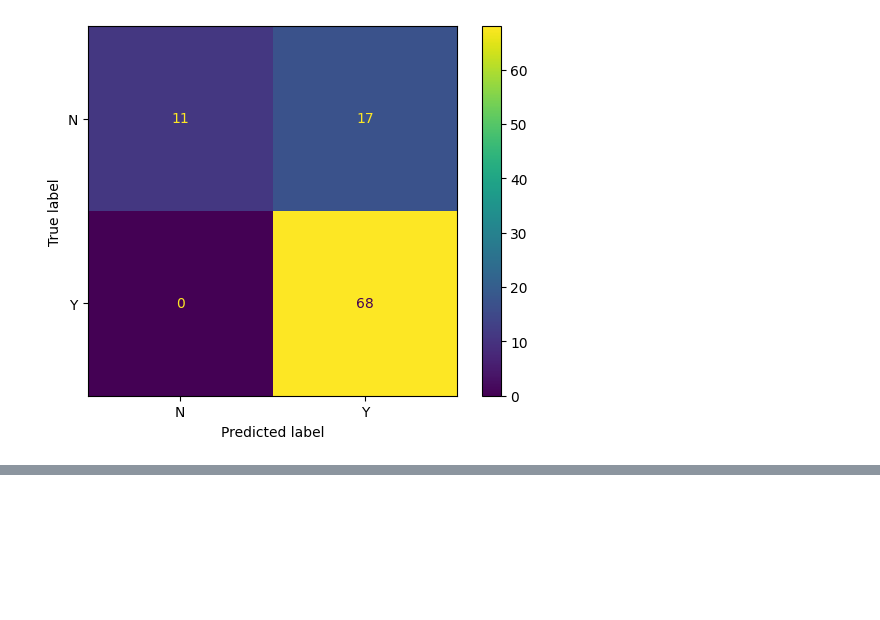
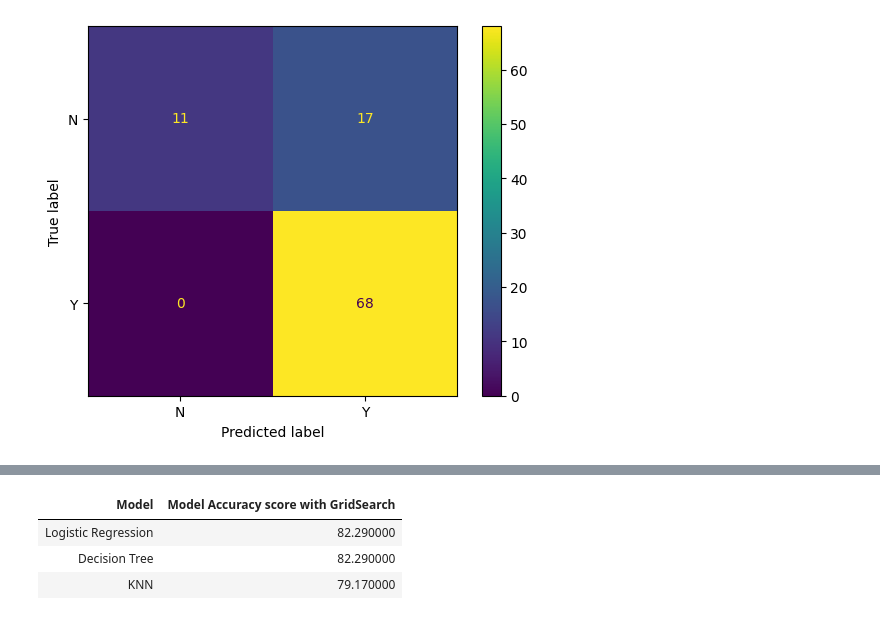
Before and after one commit to Poincare008/Projet_Final3, a Jupyter notebook: Projet_Final3.ipynb, the cells around one changed output, grey strips where cells are left out. Saved outputs shown, nothing was run; the diff lists cells and outputs as text; code cells hidden in the pictures; blank space fills up the shorter version.

```diff
--- a/Projet_Final3.ipynb
+++ b/Projet_Final3.ipynb
@@ -377,0 +410,20 @@ knn.fit(X_train_full,Y_train)
+# %%
+models = pd.DataFrame({
+    'Model' : [
+        'Logistic Regression', 'Decision Tree','KNN'
+    ],
+
+    'Model Accuracy score with GridSearch':[
+        log_accuracy_grid, decision_accuracy_grid,knn_accuracy_grid
+    ]
+
+})
+# %%
+models.sort_values(by='Model Accuracy score with GridSearch', ascending=False).style.background_gradient(
+    cmap='Paired'
+).hide(axis="index")
+# %% [output]
+| Model | Model Accuracy score with GridSearch |
+| Logistic Regression | 82.290000 |
+| Decision Tree | 82.290000 |
+| KNN | 79.170000 |
```
Also changed, not shown: parts of 9 cells of this notebook.
